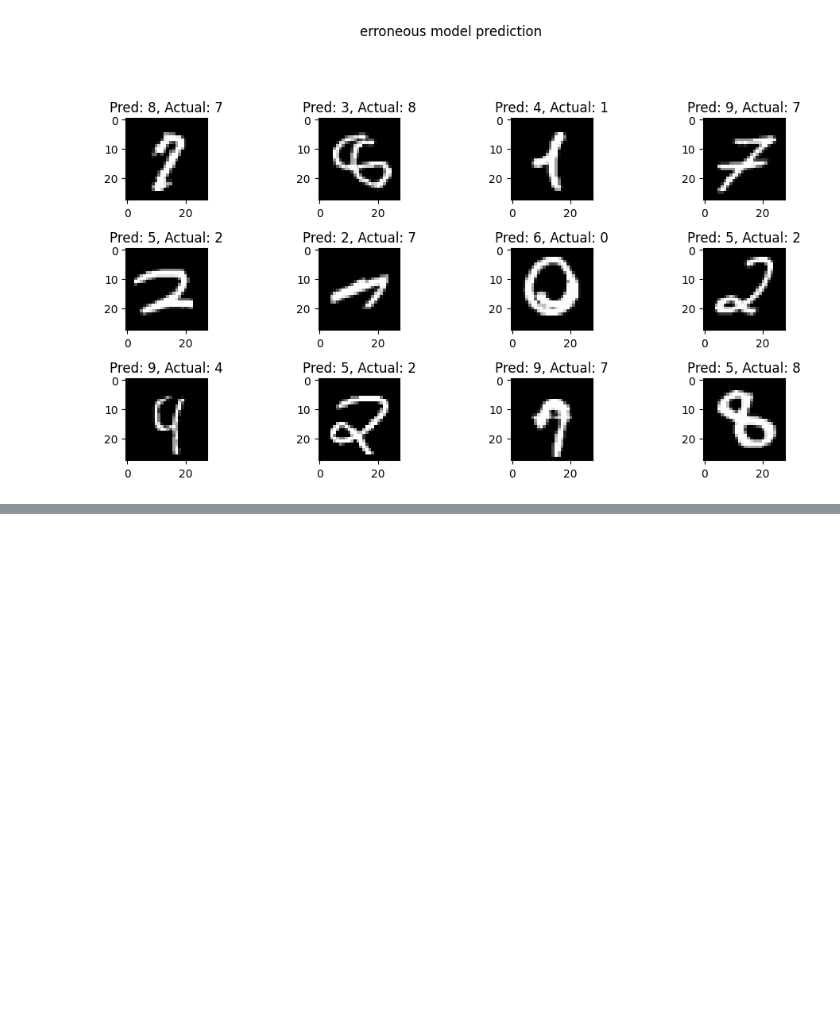
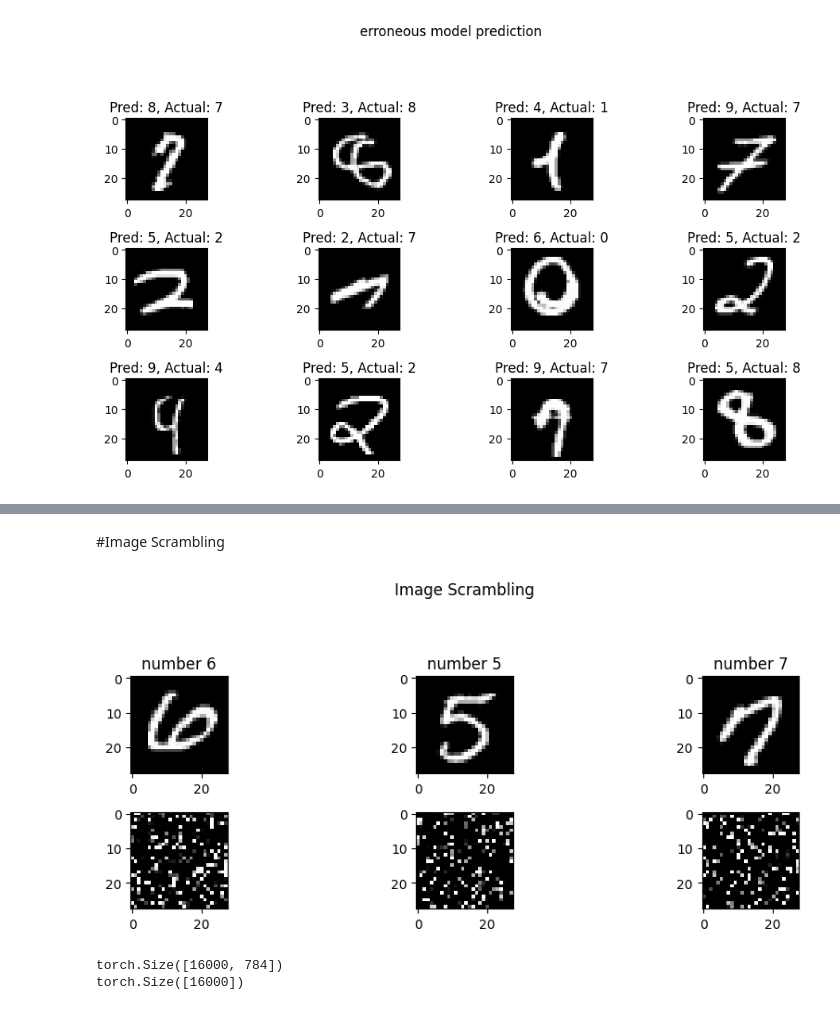
Before and after one commit to taruvaid/Fourier-Neural-Operators, a Jupyter notebook: image_classification_1.ipynb, the cells around one changed output, grey strips where cells are left out. Saved outputs shown, nothing was run; the diff lists cells and outputs as text; code cells hidden in the pictures; blank space fills up the shorter version.

```diff
--- a/image_classification_1.ipynb
+++ b/image_classification_1.ipynb
@@ -622,0 +625,3 @@ plt.tight_layout(rect = [0,0,1,.9])
+# %%
+for i in net.named_parameters():
+  print(i)
@@ -622,0 +712,46 @@ plt.tight_layout(rect = [0,0,1,.9])
+# %% [markdown]
+#Image Scrambling
+# %%
+scramble_index = np.random.permutation(data.shape[1])
+data_scrambled = dataNorm[:,scramble_index]
+
+fig, axs = plt.subplots(2,3,figsize = (10,4))
+
+for i in range(3):
+  randimg = np.random.randint(0,high = 12)
+
+  img = np.reshape(data_scrambled[i,:],(28,28))
+  axs[1,i].imshow(img,cmap = "gray")
+
+  img = np.reshape(dataNorm[i,:],(28,28))
+  axs[0,i].imshow(img,cmap = "gray")
+  axs[0,i].set_title(f"number {int(labels[i])}")
+
+plt.suptitle("Image Scrambling",fontsize = 12)
+plt.tight_layout(rect = [0,0,1,.9])
+# %% [output]
+[figure, added]
+# %%
+#train-test split
+data_train, data_test, labels_train, labels_test = train_test_split(data_scrambled,labels, train_size=0.8)
+
+#convert to tensor
+data_train_tensor = torch.tensor(data_train).float()
+data_test_tensor = torch.tensor(data_test).float()
+labels_train_tensor = torch.tensor(labels_train).long() ## long = int64
+labels_test_tensor = torch.tensor(labels_test).long() ## long = int64
+
+print(data_train_tensor.shape)
+print(labels_train_tensor.shape)
+
+#tensor dataset
+train_dataset = TensorDataset(data_train_tensor,labels_train_tensor)
+test_dataset = TensorDataset(data_test_tensor,labels_test_tensor)
+
+#dataloader
+batchsize = 32
+train_loader = DataLoader(train_dataset,batch_size = batchsize, shuffle = True,drop_last = True)
+test_loader = DataLoader(test_dataset,batch_size = test_dataset.tensors[0].shape[0])
+# %% [output]
+torch.Size([16000, 784])
+torch.Size([16000])
```
Also changed, not shown: parts of 14 cells of this notebook.
